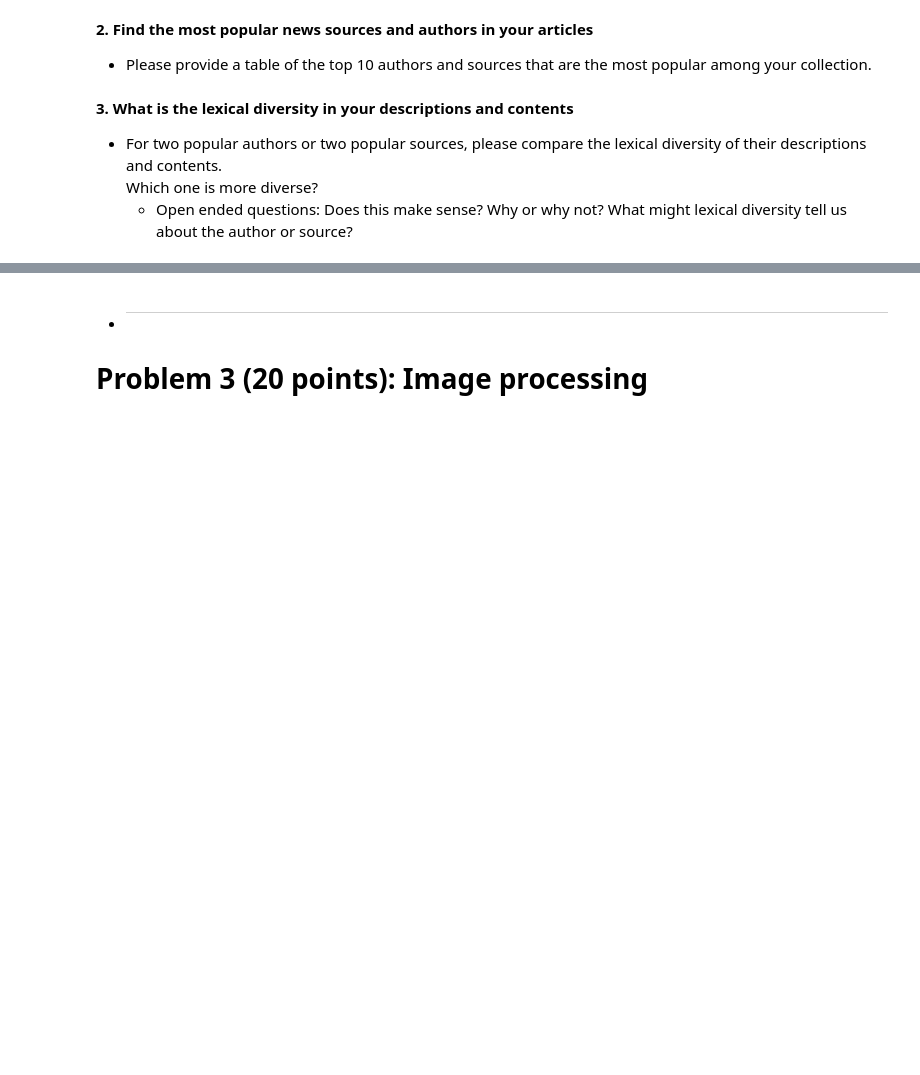
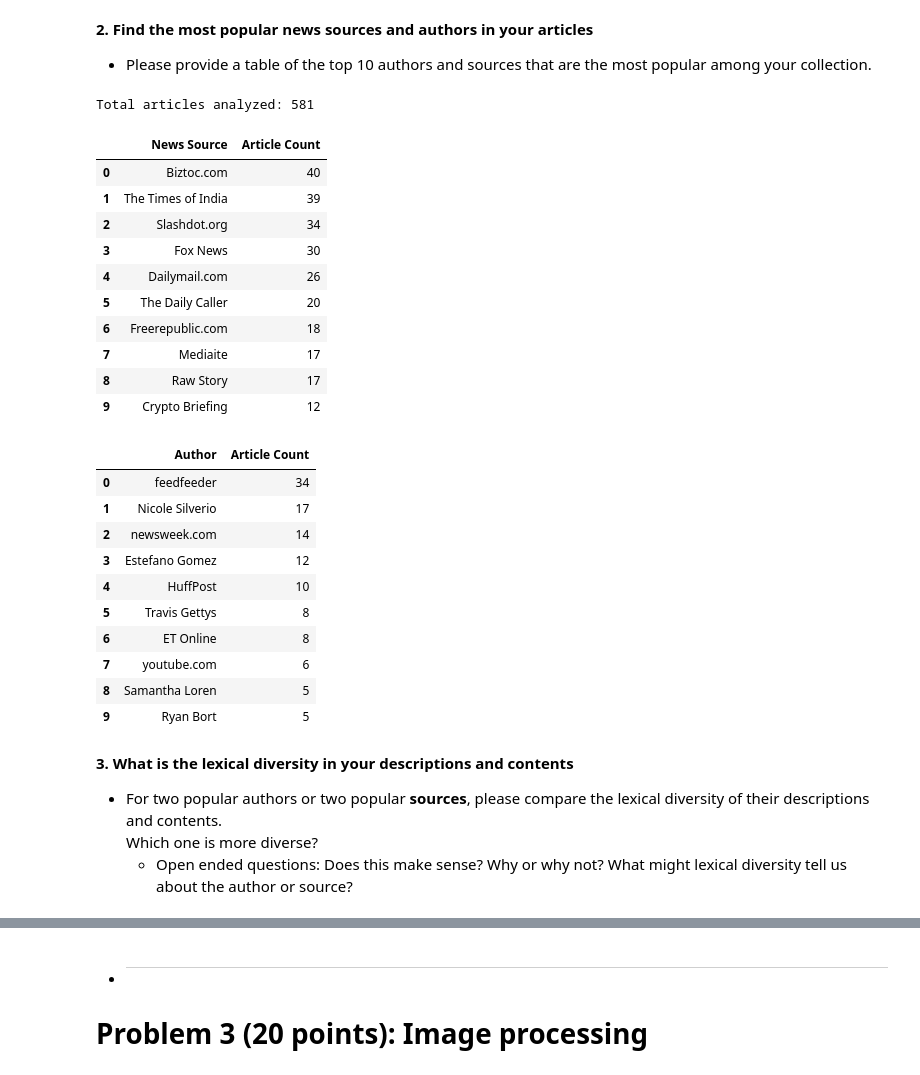
Before and after one commit to jdorick/Case-Study-1, a Jupyter notebook: CaseStudy1_NewsAPI.ipynb, the cells around one changed output, grey strips where cells are left out. Cells and saved outputs as stored; diff of their text form; code cells hidden in the pictures; blank space fills up the shorter version.

```diff
--- a/CaseStudy1_NewsAPI.ipynb
+++ b/CaseStudy1_NewsAPI.ipynb
@@ -81,6 +264,83 @@ print(newsapi)
+# %%
+#----------------------------------------------
+# Your code starts here
+#   Please add comments or text cells in between to explain the general idea of each block of the code.
+#   Please feel free to add more cells below this cell if necessary
+
+import json
+from pathlib import Path
+from collections import Counter
+import pandas as pd
+
+# Load the articles from the updated JSON file in the repository folder
+json_file = Path("texas_senate_articles_new.json")
+
+with json_file.open("r", encoding="utf-8") as file:
+    all_articles = json.load(file)
+
+# Initialize counters to track how many articles come from each source and author
+source_counts = Counter()
+author_counts = Counter()
+
+# Iterate through the collected articles and extract their sources and authors
+for article in all_articles:
+    # Extract the news source name, if available, and increase its count
+    source = article.get("source") or {}
+    source_name = source.get("name") if isinstance(source, dict) else None
+
+    if isinstance(source_name, str) and source_name.strip():
+        source_counts[source_name.strip()] += 1
+
+    # Extract the author's name, if available, and increase its count
+    author = article.get("author")
+
+    if isinstance(author, str) and author.strip():
+        author_counts[author.strip()] += 1
+
+# Convert the most common news sources into a DataFrame
+top_sources = pd.DataFrame(
+    source_counts.most_common(10),
+    columns=["News Source", "Article Count"]
+)
+
+# Convert the most common authors into a DataFrame
+top_authors = pd.DataFrame(
+    author_counts.most_common(10),
+    columns=["Author", "Article Count"]
+)
+
+# Display the most common news sources and authors
+print(f"Total articles analyzed: {len(all_articles)}")
+
+display(top_sources)
+display(top_authors)
+# %% [output]
+Total articles analyzed: 581
+|  | News Source | Article Count |
+| 0 | Biztoc.com | 40 |
+| 1 | The Times of India | 39 |
+| 2 | Slashdot.org | 34 |
+| 3 | Fox News | 30 |
+| 4 | Dailymail.com | 26 |
+| 5 | The Daily Caller | 20 |
+| 6 | Freerepublic.com | 18 |
+| 7 | Mediaite | 17 |
+| 8 | Raw Story | 17 |
+| 9 | Crypto Briefing | 12 |
+|  | Author | Article Count |
+| 0 | feedfeeder | 34 |
+| 1 | Nicole Silverio | 17 |
+| 2 | newsweek.com | 14 |
+| 3 | Estefano Gomez | 12 |
+| 4 | HuffPost | 10 |
+| 5 | Travis Gettys | 8 |
+| 6 | ET Online | 8 |
+| 7 | youtube.com | 6 |
+| 8 | Samantha Loren | 5 |
+| 9 | Ryan Bort | 5 |
 # %% [markdown]
 **3. What is the lexical diversity in your descriptions and contents**
 
-* For two popular authors or two popular sources, please compare the lexical diversity of their descriptions and contents.
+* For two popular authors or two popular **sources**, please compare the lexical diversity of their descriptions and contents.
 Which one is more diverse?
   * Open ended questions: Does this make sense?  Why or why not? What might lexical diversity tell us about the author or source?
```
Also changed, not shown: parts of 14 cells of this notebook, 1 other file.
